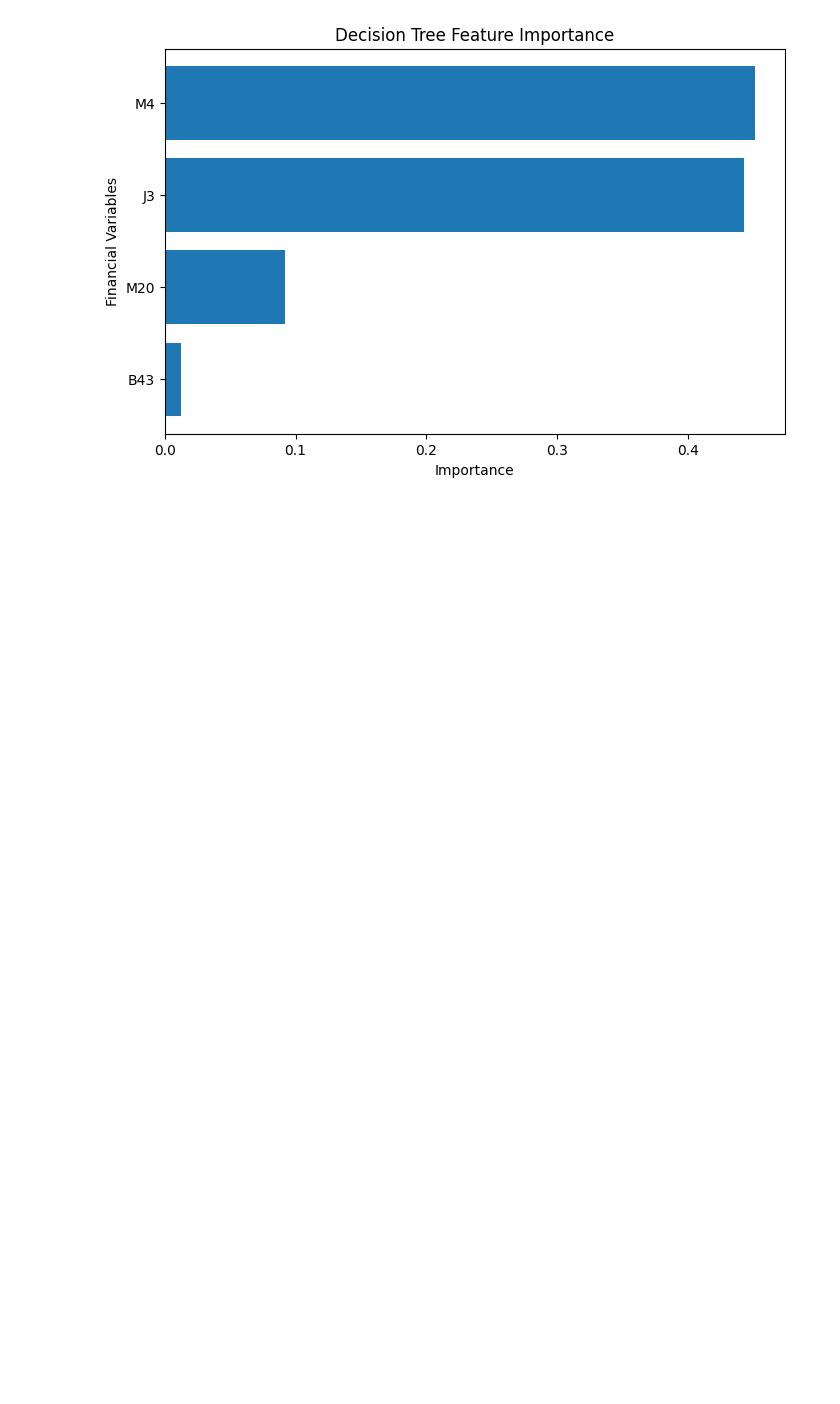
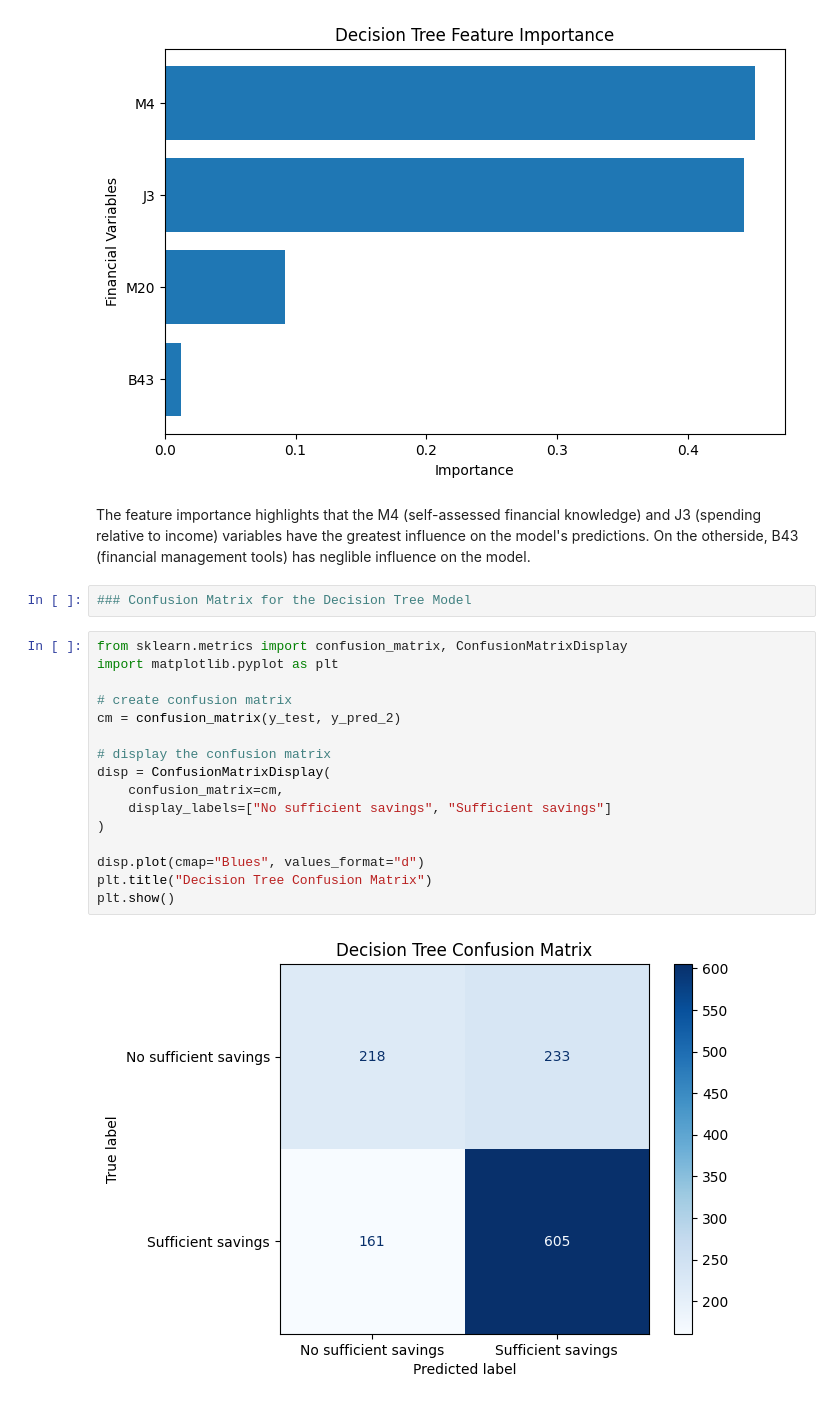
Before and after one commit to aryanalavade/college-student-financial-preparedness, a Jupyter notebook: notebooks/financial_preparedness_analysis.ipynb, the cells around one changed output. Drawn from its saved outputs; the diff is of its cells as text; blank space fills up the shorter version.

Commit message:
Add confusion matrix and AUC/ROC curve

```diff
--- a/notebooks/financial_preparedness_analysis.ipynb
+++ b/notebooks/financial_preparedness_analysis.ipynb
@@ -493,3 +493,25 @@ plt.show()
 0     M20    0.092079
 2     B43    0.012788
 [figure]
+# %% [markdown]
+The feature importance highlights that the M4 (self-assessed financial knowledge) and J3 (spending relative to income) variables have the greatest influence on the model's predictions. On the otherside, B43 (financial management tools) has neglible influence on the model.
+# %%
+### Confusion Matrix for the Decision Tree Model
+# %%
+from sklearn.metrics import confusion_matrix, ConfusionMatrixDisplay
+import matplotlib.pyplot as plt
+
+# create confusion matrix
+cm = confusion_matrix(y_test, y_pred_2)
+
+# display the confusion matrix
+disp = ConfusionMatrixDisplay(
+    confusion_matrix=cm,
+    display_labels=["No sufficient savings", "Sufficient savings"]
+)
+
+disp.plot(cmap="Blues", values_format="d")
+plt.title("Decision Tree Confusion Matrix")
+plt.show()
+# %% [output]
+[figure, added]
```
Also changed, not shown: parts of 2 cells of this notebook.
